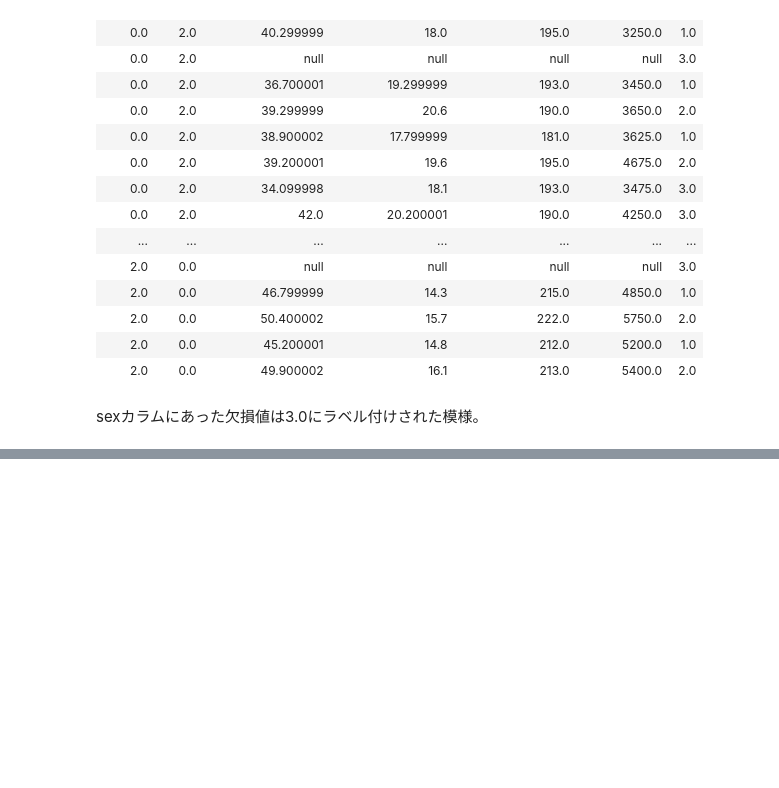
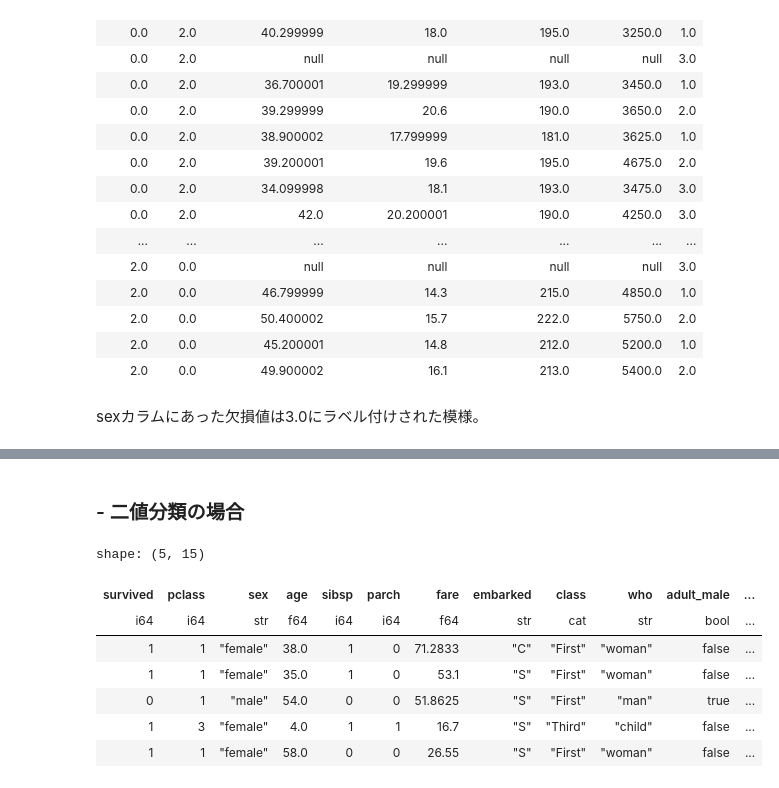
Before and after one commit to Mr-Garlic-Shrimp/TIL, a Jupyter notebook: Machine_Learning/ML_notebook-18(Various_Encoding).ipynb, the cells around one changed output, grey strips where cells are left out. Saved outputs shown, nothing was run; the diff lists cells and outputs as text; code cells hidden in the pictures; blank space fills up the shorter version.

```diff
--- a/Machine_Learning/ML_notebook-18(Various_Encoding).ipynb
+++ b/Machine_Learning/ML_notebook-18(Various_Encoding).ipynb
@@ -91,0 +128,16 @@ sexカラムにあった欠損値は3.0にラベル付けされた模様。
+# %% [markdown]
+### - 二値分類の場合
+# %%
+# データ読み込み
+df = pl.from_pandas(sns.load_dataset('titanic'))
+df = df.drop_nulls()
+df.head()
+# %% [output]
+shape: (5, 15)
+| survived | pclass | sex | age | sibsp | parch | fare | embarked | class | who | adult_male | ... |
+| i64 | i64 | str | f64 | i64 | i64 | f64 | str | cat | str | bool | ... |
+| 1 | 1 | "female" | 38.0 | 1 | 0 | 71.2833 | "C" | "First" | "woman" | false | ... |
+| 1 | 1 | "female" | 35.0 | 1 | 0 | 53.1 | "S" | "First" | "woman" | false | ... |
+| 0 | 1 | "male" | 54.0 | 0 | 0 | 51.8625 | "S" | "First" | "man" | true | ... |
+| 1 | 3 | "female" | 4.0 | 1 | 1 | 16.7 | "S" | "Third" | "child" | false | ... |
+| 1 | 1 | "female" | 58.0 | 0 | 0 | 26.55 | "S" | "First" | "woman" | false | ... |
```
Also changed, not shown: parts of 18 cells of this notebook.
